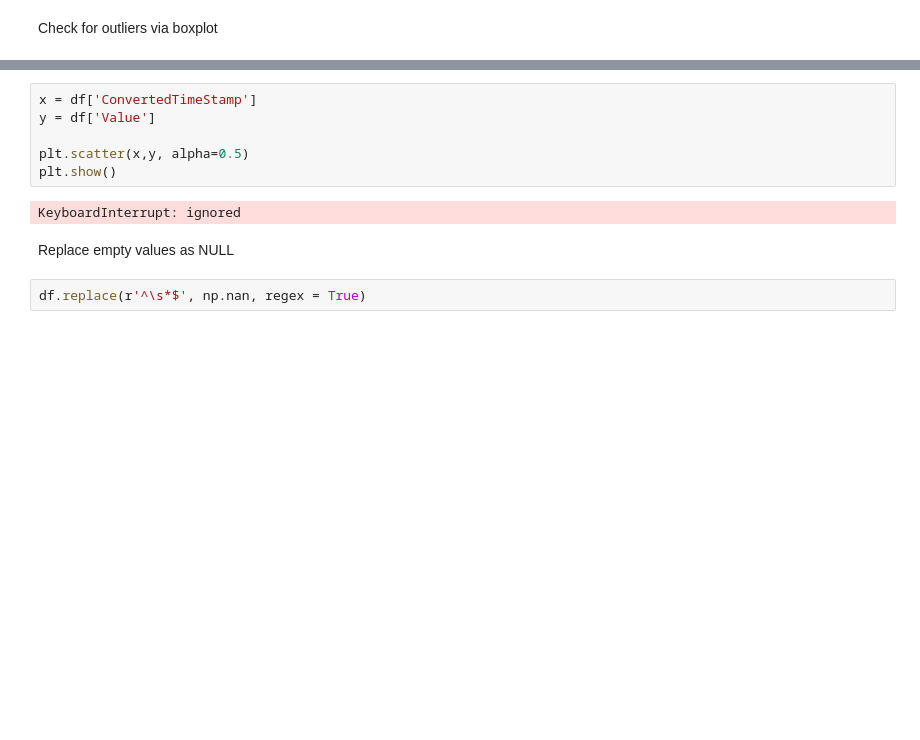
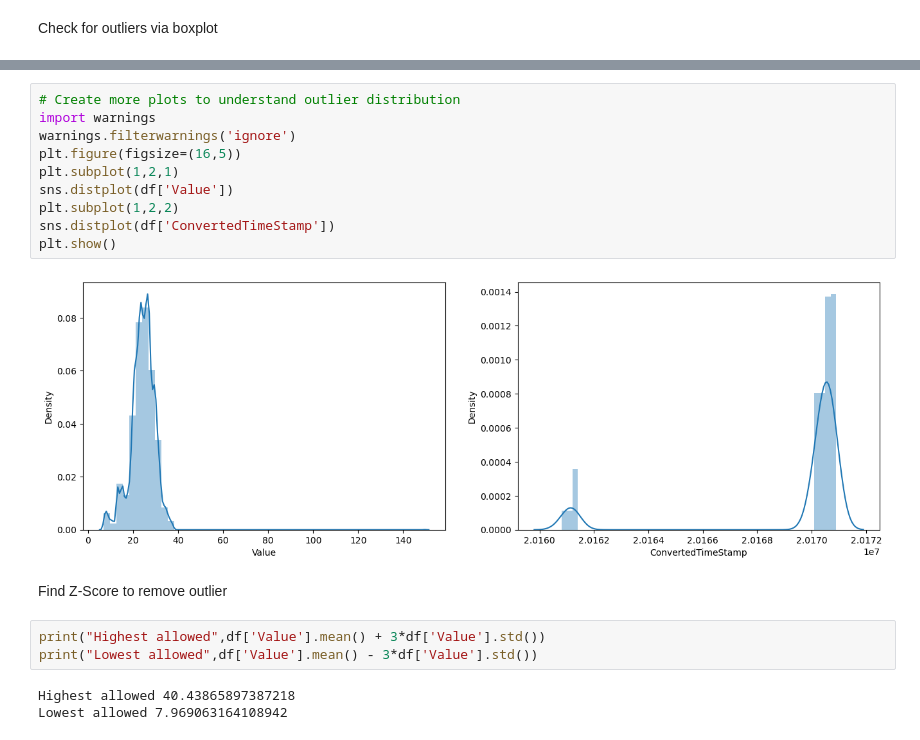
Before and after one commit to bigdog3626/SensorFailurePrediction, a Jupyter notebook: Pattern_Recognition_Project.ipynb, the cells around one changed output, grey strips where cells are left out. Drawn from its saved outputs; the diff is of its cells as text; blank space fills up the shorter version.

```diff
--- a/Pattern_Recognition_Project.ipynb
+++ b/Pattern_Recognition_Project.ipynb
@@ -172,12 +166,20 @@ Create a scatter plot to understand scale of outliers
 # %%
-x = df['ConvertedTimeStamp']
-y = df['Value']
-
-plt.scatter(x,y, alpha=0.5)
+# Create more plots to understand outlier distribution
+import warnings
+warnings.filterwarnings('ignore')
+plt.figure(figsize=(16,5))
+plt.subplot(1,2,1)
+sns.distplot(df['Value'])
+plt.subplot(1,2,2)
+sns.distplot(df['ConvertedTimeStamp'])
 plt.show()
 # %% [output]
-KeyboardInterrupt: ignored
+[figure, added]
-# %% [markdown]
-Replace empty values as NULL
-# %%
-df.replace(r'^\s*$', np.nan, regex = True)
+# %% [markdown]
+Find Z-Score to remove outlier
+# %%
+print("Highest allowed",df['Value'].mean() + 3*df['Value'].std())
+print("Lowest allowed",df['Value'].mean() - 3*df['Value'].std())
+# %% [output]
+Highest allowed 40.43865897387218
+Lowest allowed 7.969063164108942
```
Also changed, not shown: parts of 16 cells of this notebook.
